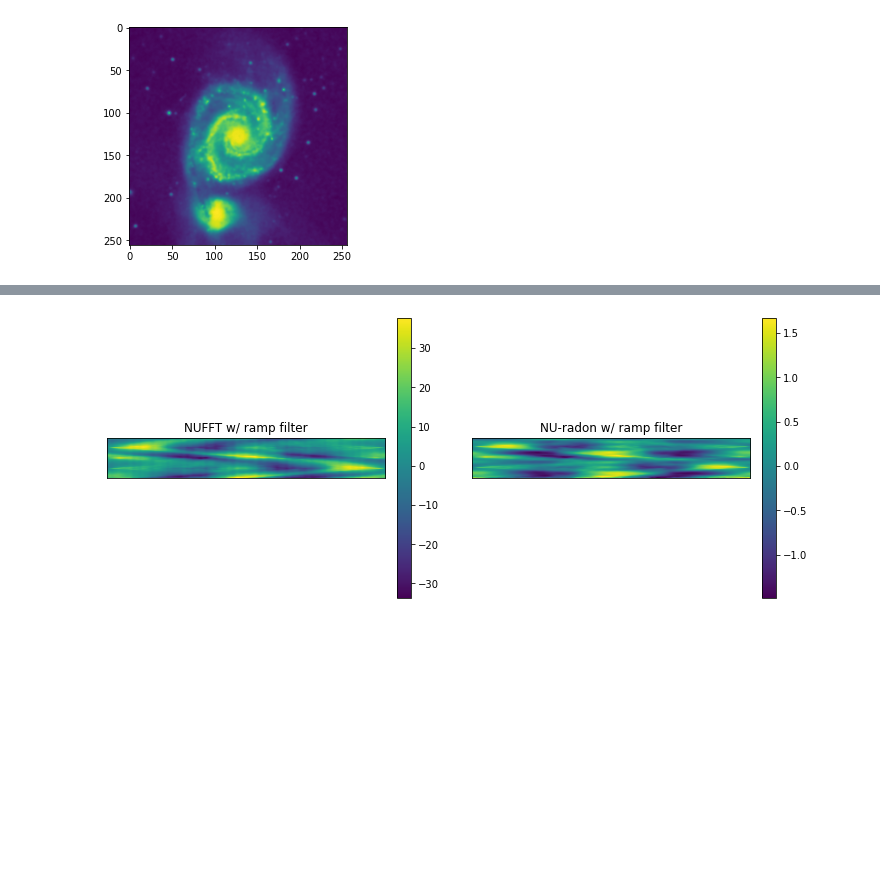
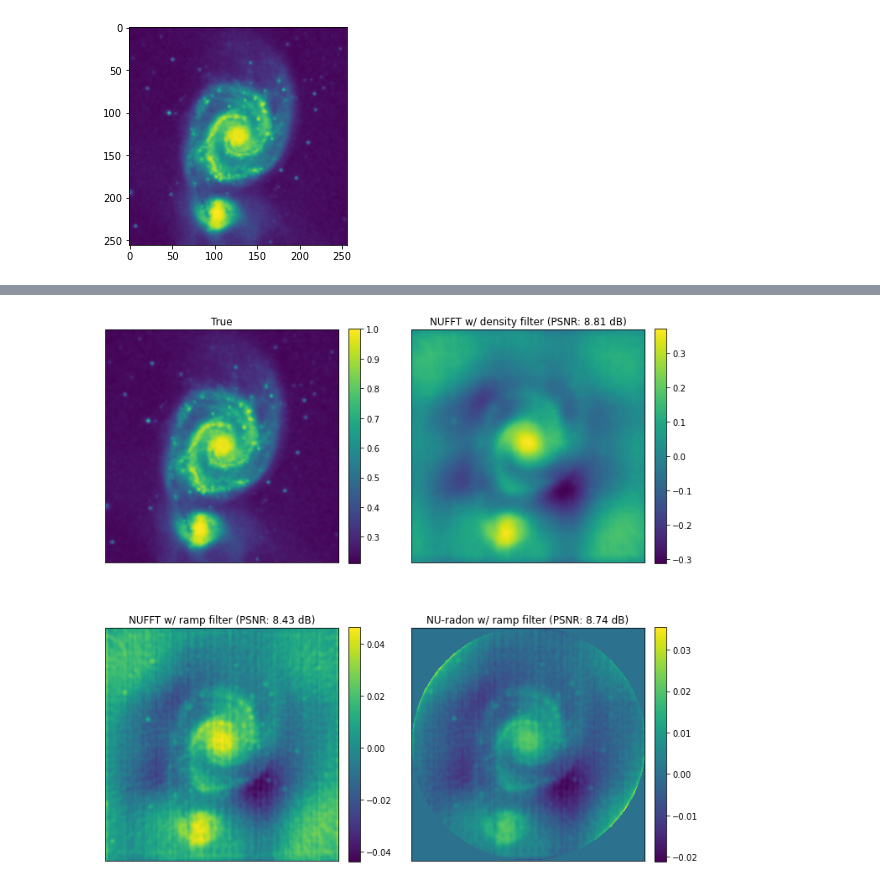
Before and after one commit to astro-informatics/LeIA, a Jupyter notebook: notebooks/radon.ipynb, the cells around one changed output, grey strips where cells are left out. Cells and saved outputs as stored; diff of their text form; code cells hidden in the pictures; blank space fills up the shorter version.

```diff
--- a/notebooks/radon.ipynb
+++ b/notebooks/radon.ipynb
@@ -161,4 +254,11 @@ compare([op.adj_op(y.reshape(1,-1)*np.linalg.norm(uv, axis=1)).real, adjoint(y,
 # %%
-compare([test.real, test2.real[::-1]], same_scale=False, colorbar=True, titles=["NUFFT w/ ramp filter", "NU-radon w/ ramp filter"])
+grid_cell = 2*np.pi /512
+binned = (uv[:,:]+np.pi+.5*grid_cell) // grid_cell
+binned = [tuple(x) for x in binned]
+cells = set(binned)
+w_gridded = np.zeros(uv.shape[0])
+for cell in list(cells):
+    mask = np.all(np.array(cell) ==  binned, axis=1)
+    w_gridded[mask] = np.sum(mask) #np.sum( (w_natural[mask])**2 ) /np.sum(mask)
+# counts = [np.sum(x_c == cell) for cell in list(cells)]
+w_grid = 1/w_gridded
-# %% [output]
-[figure, removed]
@@ -165,2 +267,26 @@ compare([test.real, test2.real[::-1]], same_scale=False, colorbar=True, titles=[
+# %%
+w_ramp = np.linalg.norm(uv, axis=1)
+w_ramp /= w_ramp.max()
+# %%
+y_ramp = op.adj_op(y.reshape(1,-1)*w_ramp).real
+y_grid = op.adj_op(y.reshape(1,-1)*w_grid).real
+y_radon = adjoint(y, filter_name='ramp')[1].real[::-1]/512
+# %%
+compare([
+        im,
+        y_grid,
+        y_ramp,
+        y_radon
+    ],
+    nrows=2, ncols=2,
+    same_scale=False, colorbar=True,
+    titles=[
+        "True",
+        f"NUFFT w/ density filter (PSNR: {peak_signal_noise_ratio(im, y_grid):.2f} dB)",
+        f"NUFFT w/ ramp filter (PSNR: {peak_signal_noise_ratio(im, y_ramp):.2f} dB)",
+        f"NU-radon w/ ramp filter (PSNR: {peak_signal_noise_ratio(im*circle_mask, y_radon):.2f} dB)"
+    ])
+# %% [output]
+[figure, added]
 # %%
 (rec2[::-1].real/ op.adj_op(y.reshape(-1)).real)[127, 128]
```
Also changed, not shown: parts of 12 cells of this notebook, 13 other files.
